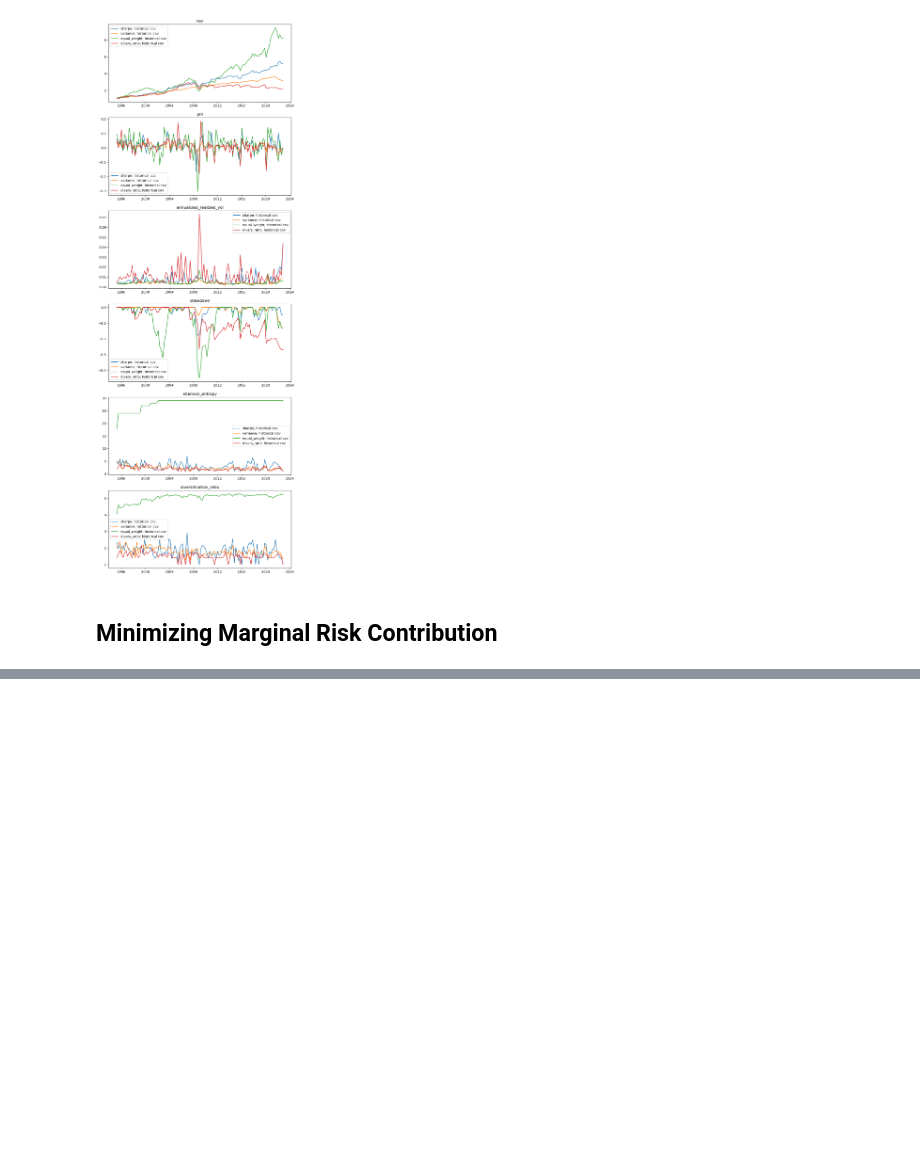
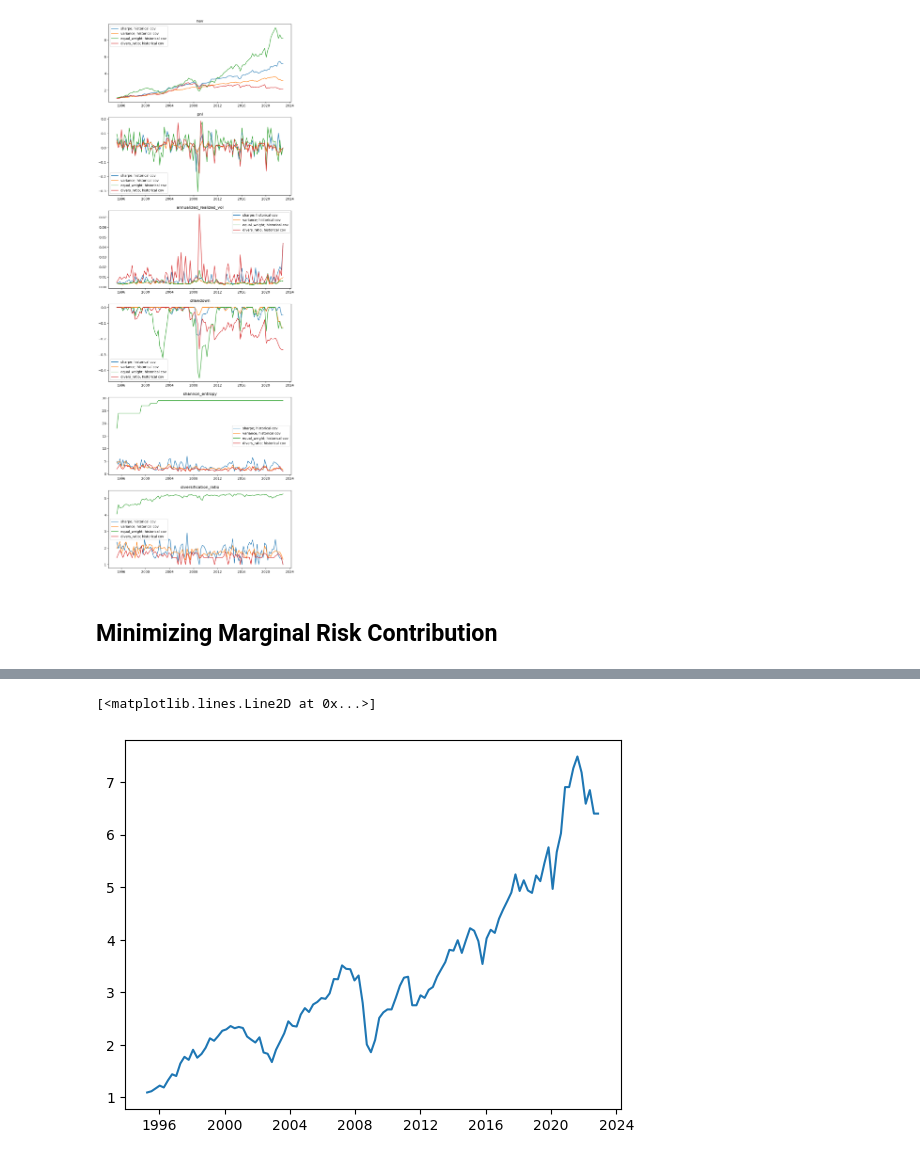
Before and after one commit to Xuanfu-lab/230ZA_Project, a Jupyter notebook: portfolio_opmization_main_framwork.ipynb, the cells around one changed output, grey strips where cells are left out. Drawn from its saved outputs; the diff is of its cells as text; code cells hidden in the pictures; blank space fills up the shorter version.

```diff
--- a/portfolio_opmization_main_framwork.ipynb
+++ b/portfolio_opmization_main_framwork.ipynb
@@ -154,3 +232,24 @@ def portfolio_optimization(returns, loss_func:str, cov_estimation:str='historica
+# %%
+def optimize_portfolio_LSTM(price_long, period=66):
+    price_wide = price_long.pivot(index='Date', columns='Ticker', values='Price')
+    n_rebalance = price_wide.shape[0] // period
+
+    chunks = [price_wide.iloc[i:i+period, :] for i in range(0, period * n_rebalance, period)]
+    weights = pd.DataFrame(columns=['Date',
+                                    'Ticker',
+                                    'Weight',
+                                    'Annualized_vol'])
+
+    for chunk in chunks: # each chunk is a price data (wide format)
+        na_threshold = 5 # drop ticker w/ >5 NaN, fill ticker w/ <=5 NaN with 0
+        prices = chunk.dropna(thresh = period-na_threshold, axis=1)
+        prices = prices.fillna(method = 'ffill')
+
+        chunk_weights = portfolio_optimization_LSTM(prices)
+        weights = pd.concat([weights, chunk_weights], axis=0, ignore_index=True)
+
+    weights = pd.merge(weights, price_long[['Date', 'Ticker', 'Price']], on=['Date', 'Ticker'], how='left')
+    return weights.reset_index(drop=True)
 # %% [markdown]
 ## Backtest Framework
 # %%
@@ -477,0 +579,3 @@ display_backtest_results(loss_func_names, cov_est_methods)
+# %%
+LSTM_weights = optimize_portfolio_LSTM(price_long)
+LSTM_weights
@@ -477,0 +613,3 @@ display_backtest_results(loss_func_names, cov_est_methods)
+# %%
+LSTM_result = backtest(LSTM_weights)
+LSTM_result
@@ -477,0 +652,5 @@ display_backtest_results(loss_func_names, cov_est_methods)
+# %%
+plt.plot(LSTM_result['nav'])
+# %% [output]
+[<matplotlib.lines.Line2D at 0x...>]
+[figure, added]
```
Also changed, not shown: parts of 16 cells of this notebook.
